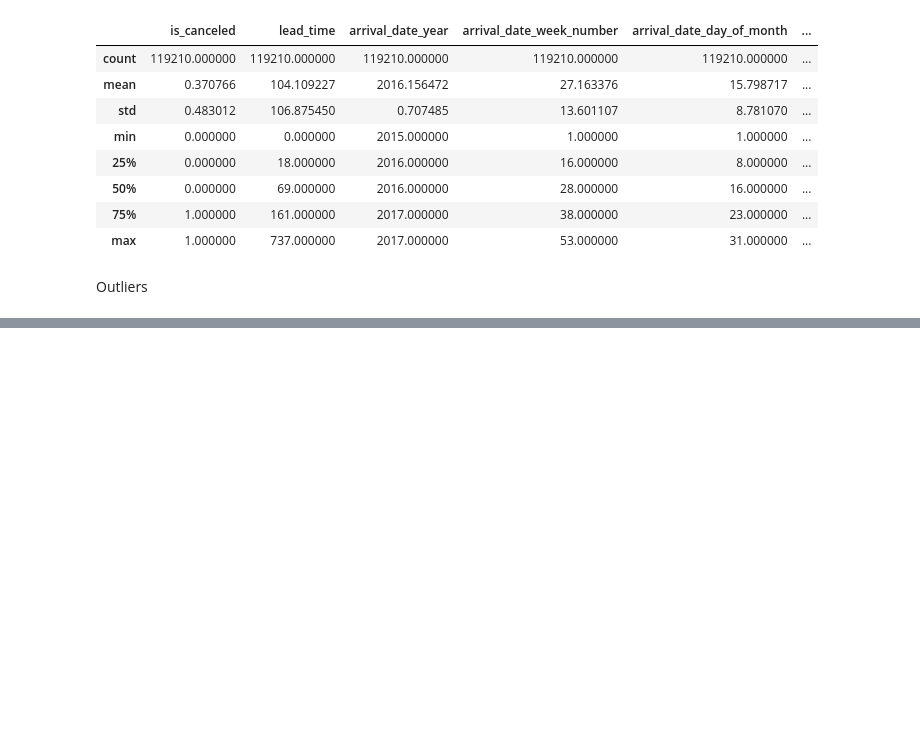
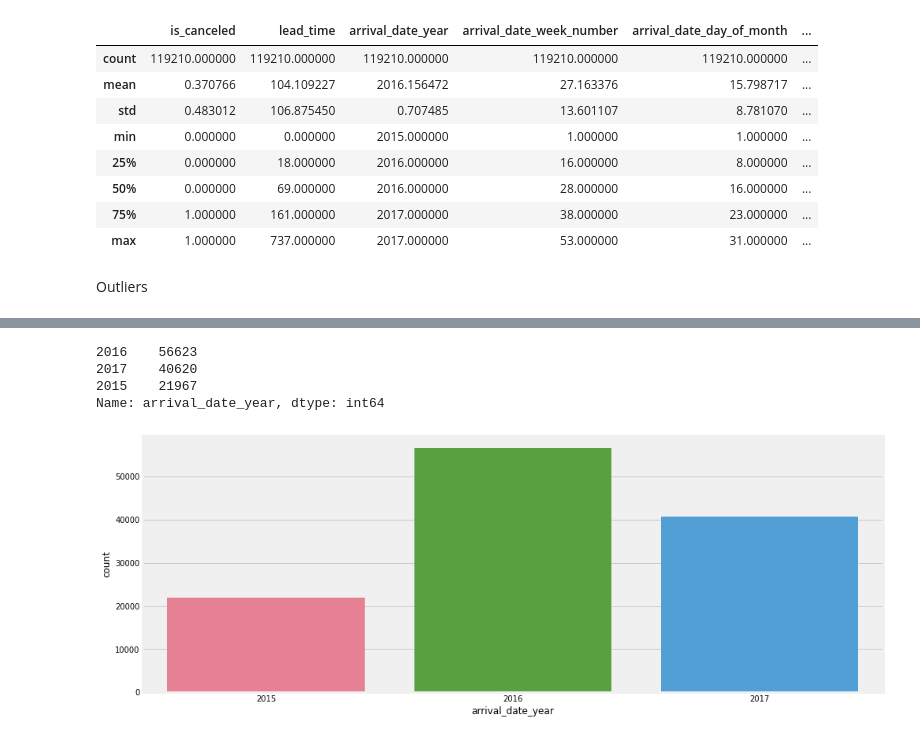
Before and after one commit to Nikitanegi0410/Hotel-Booking-Analysis, a Jupyter notebook: Project_of_Hotel_Booking_Analysis_Capstone_Project.ipynb, the cells around one changed output, grey strips where cells are left out. Saved outputs shown, nothing was run; the diff lists cells and outputs as text; code cells hidden in the pictures; blank space fills up the shorter version.

```diff
--- a/Project_of_Hotel_Booking_Analysis_Capstone_Project.ipynb
+++ b/Project_of_Hotel_Booking_Analysis_Capstone_Project.ipynb
@@ -206,0 +398,13 @@ for column in columns:
+# %%
+df.arrival_date_year.value_counts()
+# %% [output]
+2016    56623
+2017    40620
+2015    21967
+Name: arrival_date_year, dtype: int64
+# %%
+plt.figure(figsize=(15,6))
+sns.countplot(df['arrival_date_year'],palette='husl')
+plt.show()
+# %% [output]
+[figure, added]
```
Also changed, not shown: parts of 37 cells of this notebook.
